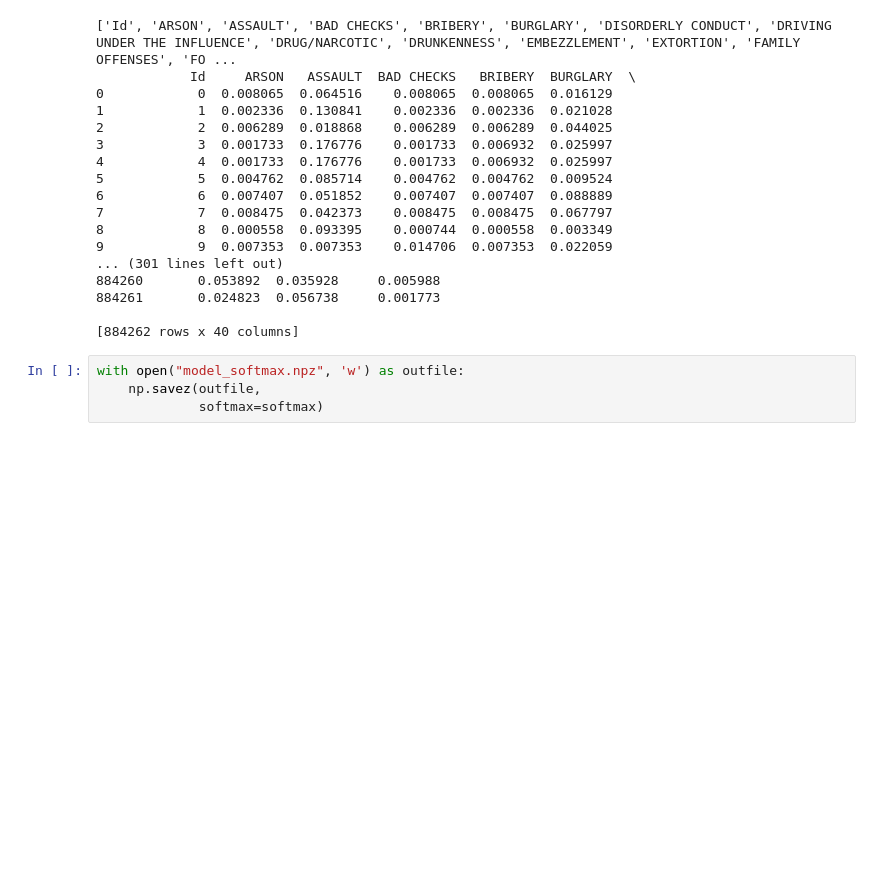
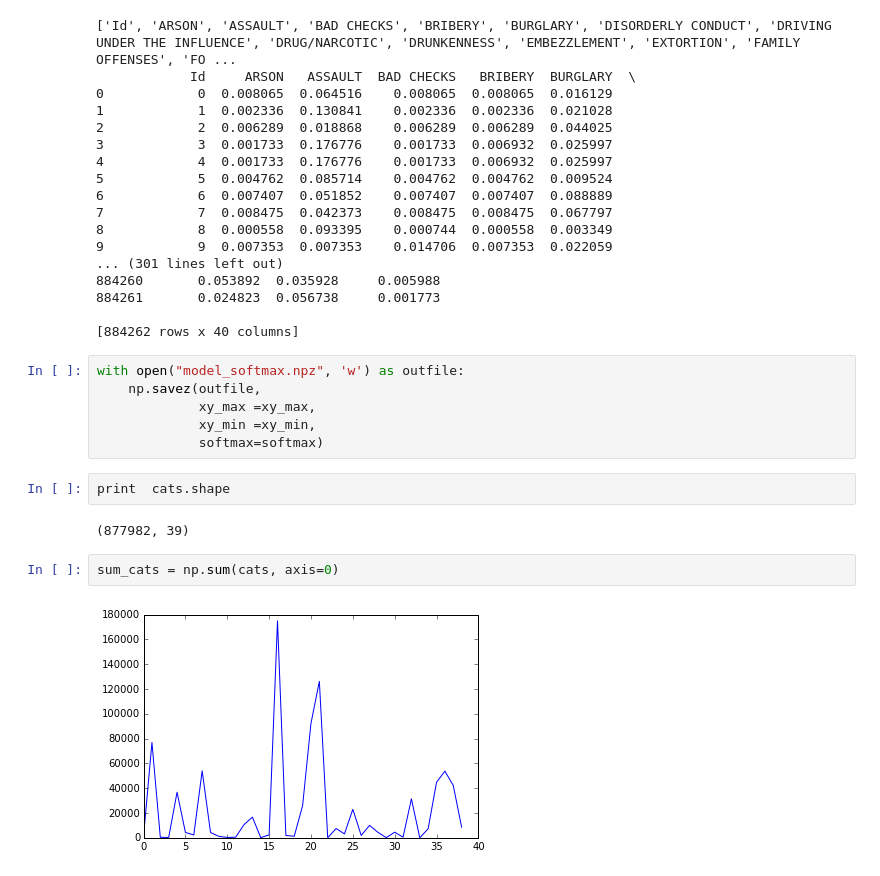
Before and after one commit to ashleysmart/kaggle_share, a Jupyter notebook: sf_crime/MapFreq.ipynb, the cells around one changed output. Cells and saved outputs as stored; diff of their text form; blank space fills up the shorter version.

```diff
--- a/sf_crime/MapFreq.ipynb
+++ b/sf_crime/MapFreq.ipynb
@@ -381,4 +381,14 @@ subframe.to_csv("output.csv", cols=order, index=False)
 # %%
 with open("model_softmax.npz", 'w') as outfile:
     np.savez(outfile,
+             xy_max =xy_max,
+             xy_min =xy_min,
              softmax=softmax)
+# %%
+print  cats.shape
+# %% [output]
+(877982, 39)
+# %%
+sum_cats = np.sum(cats, axis=0)
+# %% [output]
+[figure, added]
```
Also changed, not shown: parts of 4 cells of this notebook, 5 other files.
